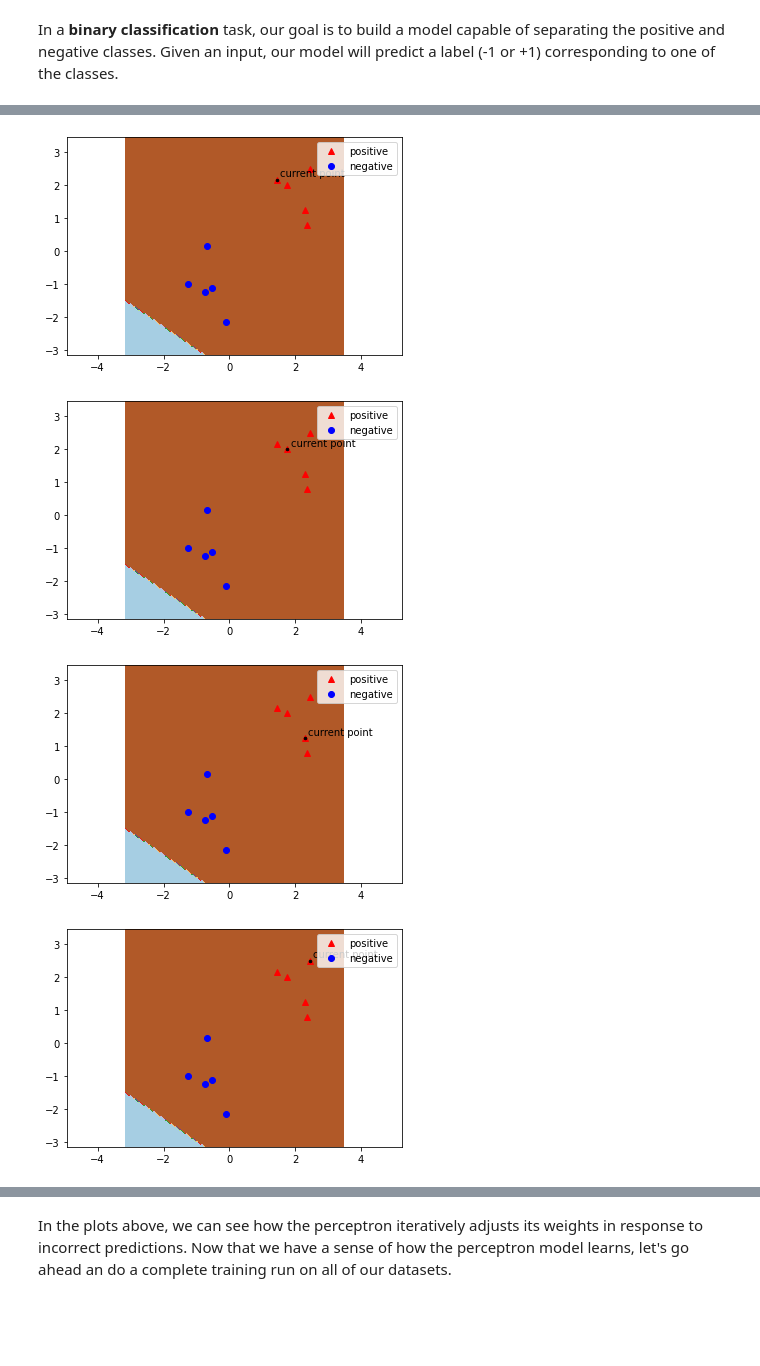
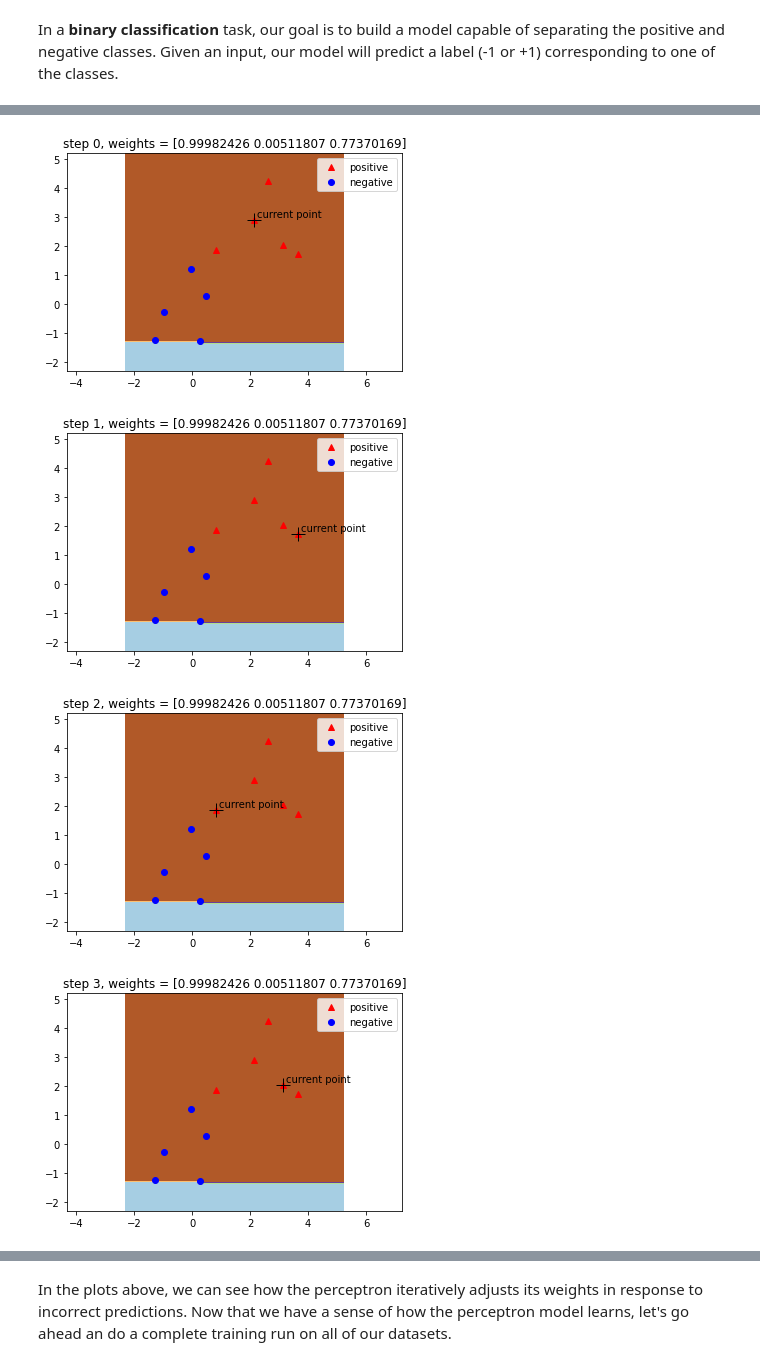
Before and after one commit to interactiveaudiolab/course-deep-learning, a Jupyter notebook: notebook_1_perceptron.ipynb, the cells around one changed output, grey strips where cells are left out. Drawn from its saved outputs; the diff is of its cells as text; code cells hidden in the pictures; blank space fills up the shorter version.

Commit message:
Update notebook_1_perceptron.ipynb
Make some tweaks to the notebook.

```diff
--- a/notebook_1_perceptron.ipynb
+++ b/notebook_1_perceptron.ipynb
@@ -32,16 +49,0 @@ In all cases, our data has two possible labels (-1 and +1) representing two clas
-# %%
-# linearly-separable data from a mixture of two Gaussians
-data, labels = make_linearly_separable_data(100, 3)
-plot_data(data, labels)
-
-# data arranged in concentric circles
-data, labels = make_center_surround_data(100, 5)
-plot_data(data, labels)
-
-# data representing XOR function
-data, labels = make_XOR_data(100)
-plot_data(data, labels)
-
-# spiral dataset
-data, labels = make_spiral_data(100)
-plot_data(data, labels)
@@ -134,7 +131,7 @@ class Perceptron:
 
         converged = 1; # we're being optimistic.
 
-        # iterate over ever element in the data
+        # iterate over every element in the data
         for n in range(0,num_points):
           point = data_plus[n]
           label = labels[n]
@@ -214,7 +211,8 @@ class Perceptron:
 
         RETURNS
         -------
-        prediction a vector with n values
+        A vector with n labels drawn from (+1 or -1), where the ith
+        label is the predicted label of the ith data point
         """
 
         # To do the perceptron algorithm, add a column of ones to the data, these
@@ -242,37 +257,42 @@ We can now look at how our perceptron model performs when we train it on various
 examples_per_class = 5
 distance_between_means = 2
 data, labels = make_linearly_separable_data(examples_per_class, distance_between_means)
 
 # set the boundaries of decision plot
 data_min = np.min(np.min(data))
 data_max = np.max(np.max(data))
 num_points, num_dimensions = np.shape(data)
 
 # initialize model
 perceptron = Perceptron()
 
 # train the model and visualize decision boundary, one step at a time
-for i in range(7):
+
+for i in range(10):
 
     fig, ax = plt.subplots()
 
     # select one data point
     data_single_point, label_single_point = data[i:i+1], labels[i:i+1]
 
     # fit the perceptron using the data point
     perceptron.fit(data_single_point, label_single_point, step_size=0.2, max_iter=1, verbose=False)
 
     # plot the perceptron's current learned decision boundary
     plot_decision_surface(perceptron, axis_limits=[data_min-1, data_max+1, data_min-1, data_max+1], ax=ax)
 
     # visualize the data point
-    dumnmy = plt.text(data_single_point[:, 0] + 0.1, data_single_point[:, 1] + 0.1, 'current point')
+
+    dummy = plt.text(data_single_point[:, 0] + 0.1, data_single_point[:, 1] + 0.1, 'current point')
     plot_data(data, labels, ax)
-    plt.gca().plot(data_single_point[:, 0], data_single_point[:, 1], 'ko', markersize=2.5)
+    plt.gca().plot(data_single_point[:, 0], data_single_point[:, 1], 'k+', markersize=14)
 
+    # look at the weights and
+    title =  "step " + str(i) + ", weights = " + str(np.squeeze(perceptron.weights))
+    plt.title(title)
     plt.show()
 # %% [output]
-[figure, old version]
+[figure, new version]
-[figure, old version]
+[figure, new version]
-[figure, old version]
+[figure, new version]
-[figure, old version]
+[figure, new version]
```
Also changed, not shown: parts of 22 cells of this notebook.
